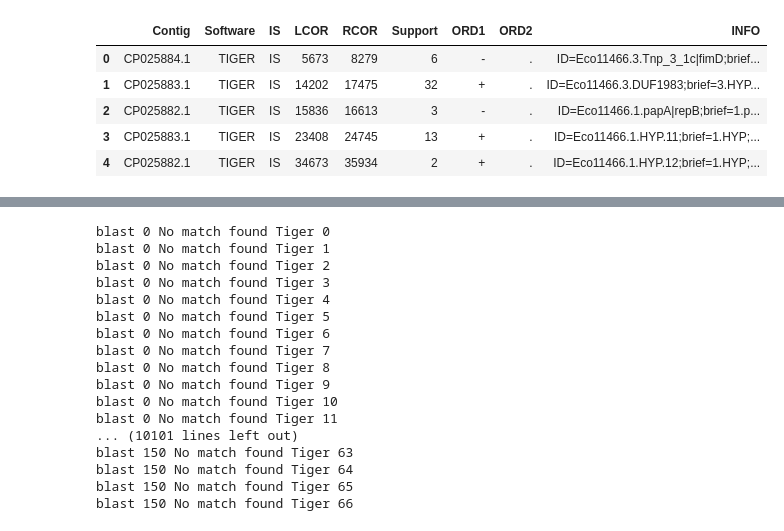
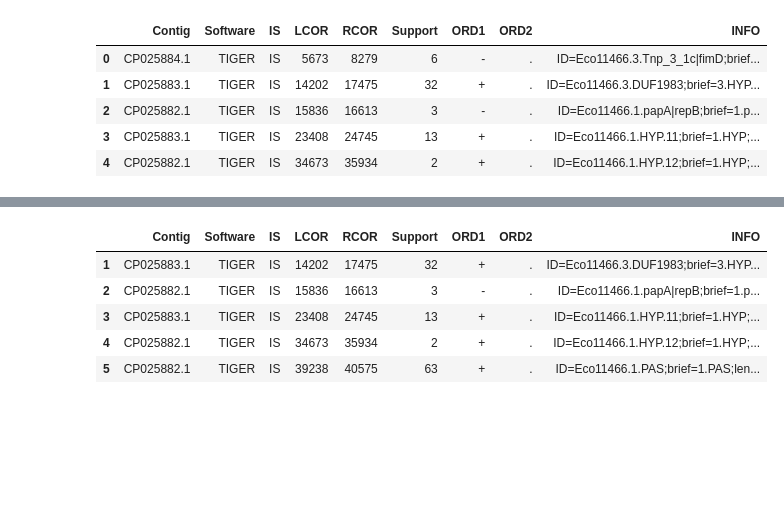
Before and after one commit to ng-research-lab/FastANI-Runs, a Jupyter notebook: extrat.ipynb, the cells around one changed output, grey strips where cells are left out. Saved outputs shown, nothing was run; the diff lists cells and outputs as text; code cells hidden in the pictures; blank space fills up the shorter version.

```diff
--- a/extrat.ipynb
+++ b/extrat.ipynb
@@ -12,3 +11,21 @@ df2.head(5)
 | 2 | CP025882.1 | TIGER | IS | 15836 | 16613 | 3 | - | . | ID=Eco11466.1.papA|repB;brief=1.p... |
 | 3 | CP025883.1 | TIGER | IS | 23408 | 24745 | 13 | + | . | ID=Eco11466.1.HYP.11;brief=1.HYP;... |
 | 4 | CP025882.1 | TIGER | IS | 34673 | 35934 | 2 | + | . | ID=Eco11466.1.HYP.12;brief=1.HYP;... |
+# %%
+dataframe_blast = pd.DataFrame()
+dataframe_tiger = pd.DataFrame()
+
+tol = 10
+
+for idx, data1 in enumerate(df1['LCOR']):
+    for idx1, data2 in enumerate(df2['LCOR']):
+        if data1==data2:
+            print('exact match')
+            dataframe_blast = dataframe_blast.append(df1.iloc[[idx]])
+            dataframe_tiger = dataframe_tiger.append(df2.iloc[[idx1]])
+        elif abs(data1-data2) <= tol:
+            print('match is wintin +/- 10')
+            dataframe_blast = dataframe_blast.append(df1.iloc[[idx]])
+            dataframe_tiger=dataframe_tiger.append(df2.iloc[[idx1]])
+        else:
+            print(f'No match found')
@@ -15,2 +50,9 @@ df2.head(5)
 # %%
-df1.head(5)
+dataframe_tiger.head(5)
+# %% [output]
+|  | Contig | Software | IS | LCOR | RCOR | Support | ORD1 | ORD2 | INFO |
+| 1 | CP025883.1 | TIGER | IS | 14202 | 17475 | 32 | + | . | ID=Eco11466.3.DUF1983;brief=3.HYP... |
+| 2 | CP025882.1 | TIGER | IS | 15836 | 16613 | 3 | - | . | ID=Eco11466.1.papA|repB;brief=1.p... |
+| 3 | CP025883.1 | TIGER | IS | 23408 | 24745 | 13 | + | . | ID=Eco11466.1.HYP.11;brief=1.HYP;... |
+| 4 | CP025882.1 | TIGER | IS | 34673 | 35934 | 2 | + | . | ID=Eco11466.1.HYP.12;brief=1.HYP;... |
+| 5 | CP025882.1 | TIGER | IS | 39238 | 40575 | 63 | + | . | ID=Eco11466.1.PAS;brief=1.PAS;len... |
@@ -20,45 +58,0 @@ a
-# %%
-dataframe_blast = []
-dataframe_tiger = []
-
-import csv
-
-def mycsv(data):
-    # open file for appending
-    with open('data.csv', 'a', newline='') as file:
-        writer = csv.writer(file)
-        writer.writerows(data)
-
-for idx, data1 in enumerate(df1['LCOR']):
-    for idx1, data2 in enumerate(df2['LCOR']):
-        if data1==data2:
-            print('match')
-
-
-            # dataframe_blast.append(df1.iloc[[idx]])
-            # dataframe_tiger.append(df2.iloc[[idx1]])
-        elif abs(data1-data2) <= 10:
-            print('match is wintin +/- 10')
-            mycsv(df1.iloc[[idx]])
-            # dataframe_blast.append(df1.iloc[[idx]])
-            # dataframe_tiger.append(df2.iloc[[idx1]])
-        else:
-            print(f'blast {idx} No match found Tiger {idx1}')
-# %% [output]
-blast 0 No match found Tiger 0
-blast 0 No match found Tiger 1
-blast 0 No match found Tiger 2
-blast 0 No match found Tiger 3
-blast 0 No match found Tiger 4
-blast 0 No match found Tiger 5
-blast 0 No match found Tiger 6
-blast 0 No match found Tiger 7
-blast 0 No match found Tiger 8
-blast 0 No match found Tiger 9
-blast 0 No match found Tiger 10
-blast 0 No match found Tiger 11
-... (10101 lines left out)
-blast 150 No match found Tiger 63
-blast 150 No match found Tiger 64
-blast 150 No match found Tiger 65
-blast 150 No match found Tiger 66
```
Also changed, not shown: parts of 8 cells of this notebook.
